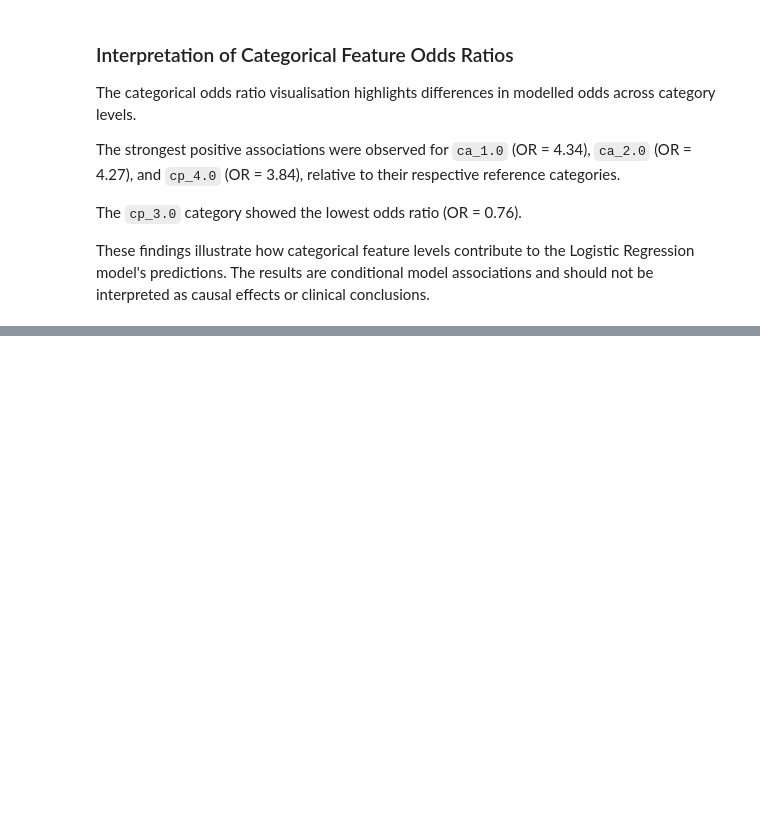
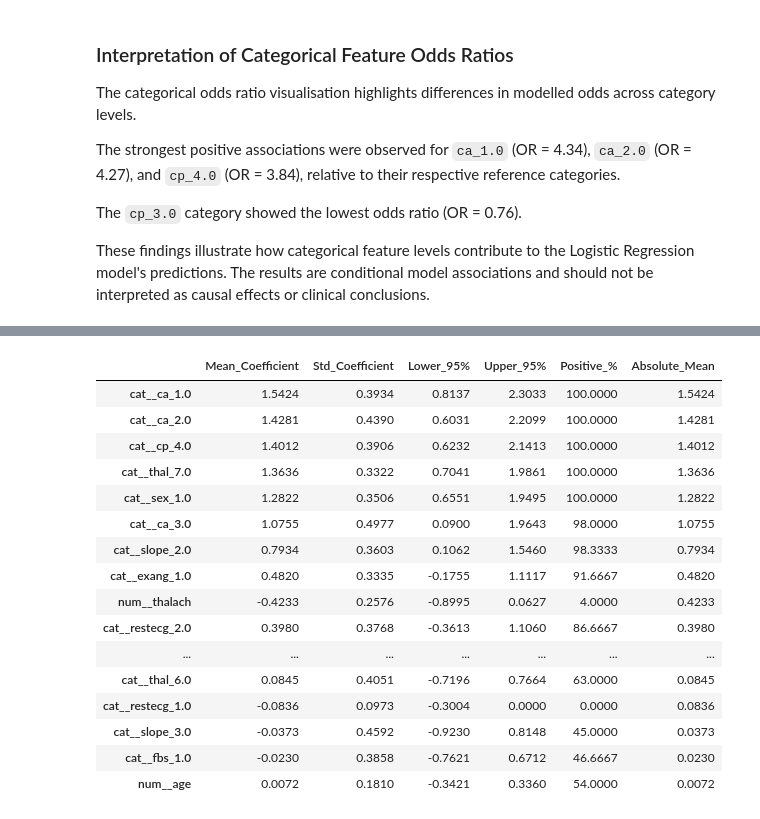
Before and after one commit to divyamohan6388-droid/cardiovascular-risk-prediction, a Jupyter notebook: notebooks/04_model_interpretation.ipynb, the cells around one changed output, grey strips where cells are left out. Cells and saved outputs as stored; diff of their text form; code cells hidden in the pictures; blank space fills up the shorter version.

```diff
--- a/notebooks/04_model_interpretation.ipynb
+++ b/notebooks/04_model_interpretation.ipynb
@@ -378,0 +490,38 @@ These findings illustrate how categorical feature levels contribute to the Logis
+# %%
+# calculating bootstrap coefficients
+bootstrap_summary = pd.DataFrame({
+    "Mean_Coefficient": bootstrap_coefficient_df.mean(),
+    "Std_Coefficient": bootstrap_coefficient_df.std(),
+    "Lower_95%": bootstrap_coefficient_df.quantile(0.025),
+    "Upper_95%": bootstrap_coefficient_df.quantile(0.975),
+    "Positive_%": (bootstrap_coefficient_df > 0).mean() * 100
+})
+
+bootstrap_summary["Absolute_Mean"] = (
+    bootstrap_summary["Mean_Coefficient"].abs()
+)
+
+bootstrap_summary = bootstrap_summary.sort_values(
+    "Absolute_Mean",
+    ascending=False
+)
+
+display(bootstrap_summary.round(4))
+# %% [output]
+|  | Mean_Coefficient | Std_Coefficient | Lower_95% | Upper_95% | Positive_% | Absolute_Mean |
+| cat__ca_1.0 | 1.5424 | 0.3934 | 0.8137 | 2.3033 | 100.0000 | 1.5424 |
+| cat__ca_2.0 | 1.4281 | 0.4390 | 0.6031 | 2.2099 | 100.0000 | 1.4281 |
+| cat__cp_4.0 | 1.4012 | 0.3906 | 0.6232 | 2.1413 | 100.0000 | 1.4012 |
+| cat__thal_7.0 | 1.3636 | 0.3322 | 0.7041 | 1.9861 | 100.0000 | 1.3636 |
+| cat__sex_1.0 | 1.2822 | 0.3506 | 0.6551 | 1.9495 | 100.0000 | 1.2822 |
+| cat__ca_3.0 | 1.0755 | 0.4977 | 0.0900 | 1.9643 | 98.0000 | 1.0755 |
+| cat__slope_2.0 | 0.7934 | 0.3603 | 0.1062 | 1.5460 | 98.3333 | 0.7934 |
+| cat__exang_1.0 | 0.4820 | 0.3335 | -0.1755 | 1.1117 | 91.6667 | 0.4820 |
+| num__thalach | -0.4233 | 0.2576 | -0.8995 | 0.0627 | 4.0000 | 0.4233 |
+| cat__restecg_2.0 | 0.3980 | 0.3768 | -0.3613 | 1.1060 | 86.6667 | 0.3980 |
+| ... | ... | ... | ... | ... | ... | ... |
+| cat__thal_6.0 | 0.0845 | 0.4051 | -0.7196 | 0.7664 | 63.0000 | 0.0845 |
+| cat__restecg_1.0 | -0.0836 | 0.0973 | -0.3004 | 0.0000 | 0.0000 | 0.0836 |
+| cat__slope_3.0 | -0.0373 | 0.4592 | -0.9230 | 0.8148 | 45.0000 | 0.0373 |
+| cat__fbs_1.0 | -0.0230 | 0.3858 | -0.7621 | 0.6712 | 46.6667 | 0.0230 |
+| num__age | 0.0072 | 0.1810 | -0.3421 | 0.3360 | 54.0000 | 0.0072 |
```
Also changed, not shown: parts of 7 cells of this notebook.
